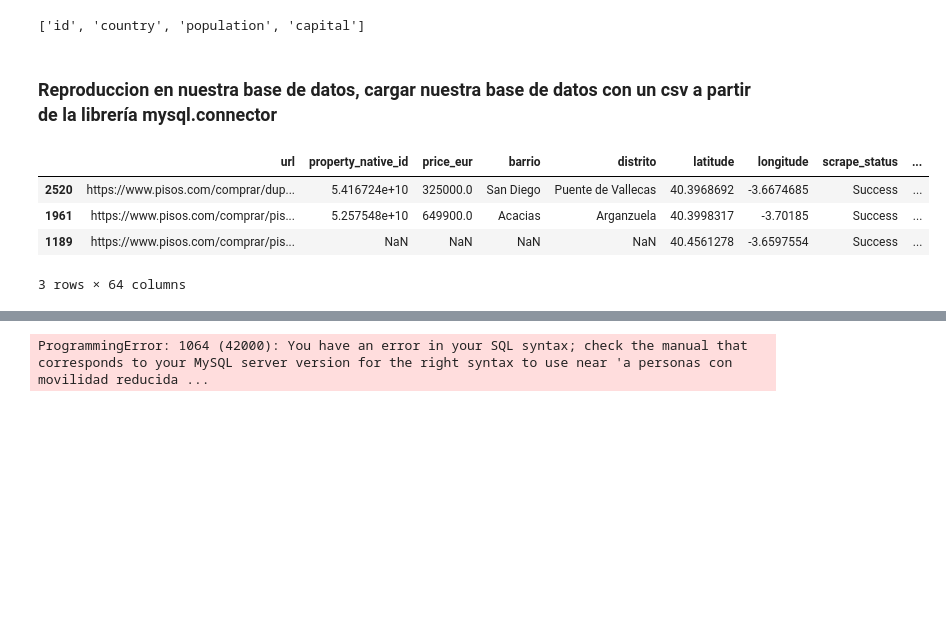
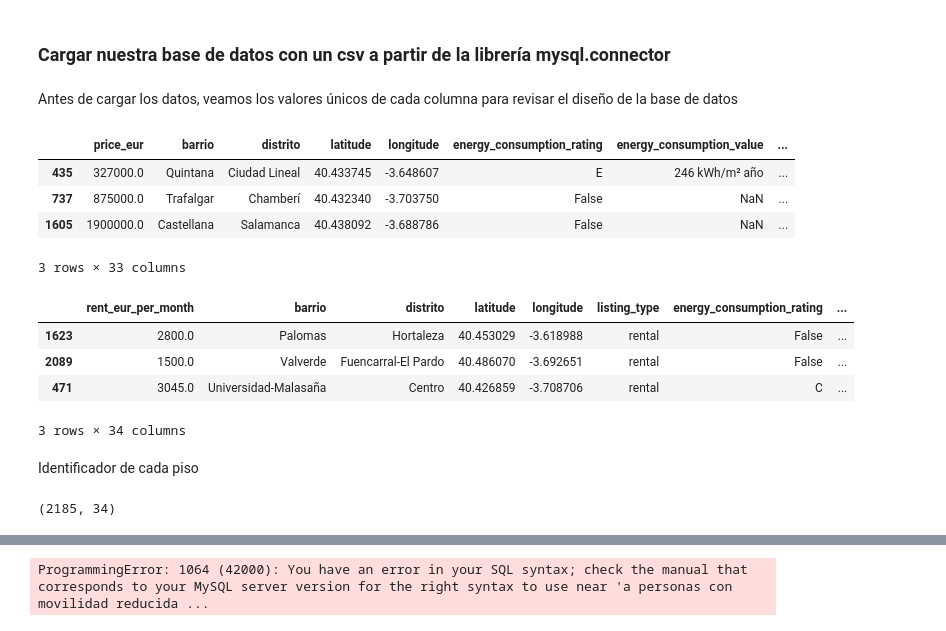
Before and after one commit to HFrutos/streamlit-house-price-prediction, a Jupyter notebook: sql/load.ipynb, the cells around one changed output, grey strips where cells are left out. Saved outputs shown, nothing was run; the diff lists cells and outputs as text; code cells hidden in the pictures; blank space fills up the shorter version.

Commit message:
Insertando datos en la base de datos, tercera version del esquema

```diff
--- a/sql/load.ipynb
+++ b/sql/load.ipynb
@@ -28,18 +6,15 @@ cursor = conn.cursor()
-# %%
-columnas = df.columns.tolist()
-columnas
-# %% [output]
-['id', 'country', 'population', 'capital']
 # %% [markdown]
-### Reproduccion en nuestra base de datos, cargar nuestra base de datos con un csv a partir de la librería mysql.connector
+### Cargar nuestra base de datos con un csv a partir de la librería mysql.connector
+# %% [markdown]
+Antes de cargar los datos, veamos los valores únicos de cada columna para revisar el diseño de la base de datos
 # %%
 # Leer el CSV
-df2 = pd.read_csv("madrid_sale_properties_details.csv")
+df_sale = pd.read_csv("madrid_sale_properties_cleaned.csv")
 # %%
-df2.sample(3)
+df_sale.sample(3)
 # %% [output]
-|  | url | property_native_id | price_eur | barrio | distrito | latitude | longitude | scrape_status | ... |
-| 2520 | https://www.pisos.com/comprar/dup... | 5.416724e+10 | 325000.0 | San Diego | Puente de Vallecas | 40.3968692 | -3.6674685 | Success | ... |
-| 1961 | https://www.pisos.com/comprar/pis... | 5.257548e+10 | 649900.0 | Acacias | Arganzuela | 40.3998317 | -3.70185 | Success | ... |
-| 1189 | https://www.pisos.com/comprar/pis... | NaN | NaN | NaN | NaN | 40.4561278 | -3.6597554 | Success | ... |
+|  | price_eur | barrio | distrito | latitude | longitude | energy_consumption_rating | energy_consumption_value | ... |
+| 435 | 327000.0 | Quintana | Ciudad Lineal | 40.433745 | -3.648607 | E | 246 kWh/m² año | ... |
+| 737 | 875000.0 | Trafalgar | Chamberí | 40.432340 | -3.703750 | False | NaN | ... |
+| 1605 | 1900000.0 | Castellana | Salamanca | 40.438092 | -3.688786 | False | NaN | ... |
-3 rows × 64 columns
+3 rows × 33 columns
@@ -45,0 +24,14 @@ df2.sample(3)
+# %%
+df_rental.sample(3)
+# %% [output]
+|  | rent_eur_per_month | barrio | distrito | latitude | longitude | listing_type | energy_consumption_rating | ... |
+| 1623 | 2800.0 | Palomas | Hortaleza | 40.453029 | -3.618988 | rental | False | ... |
+| 2089 | 1500.0 | Valverde | Fuencarral-El Pardo | 40.486070 | -3.692651 | rental | False | ... |
+| 471 | 3045.0 | Universidad-Malasaña | Centro | 40.426859 | -3.708706 | rental | C | ... |
+3 rows × 34 columns
+# %% [markdown]
+Identificador de cada piso
+# %%
+df_rental.shape
+# %% [output]
+(2185, 34)
```
Also changed, not shown: parts of 136 cells of this notebook, 2 other files.
